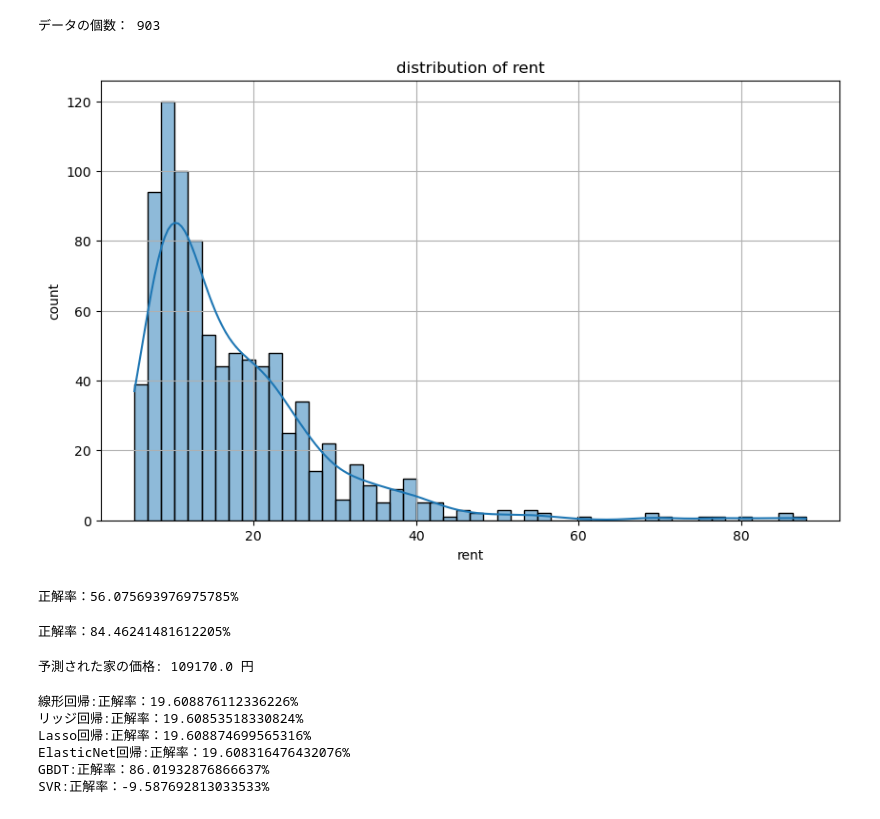
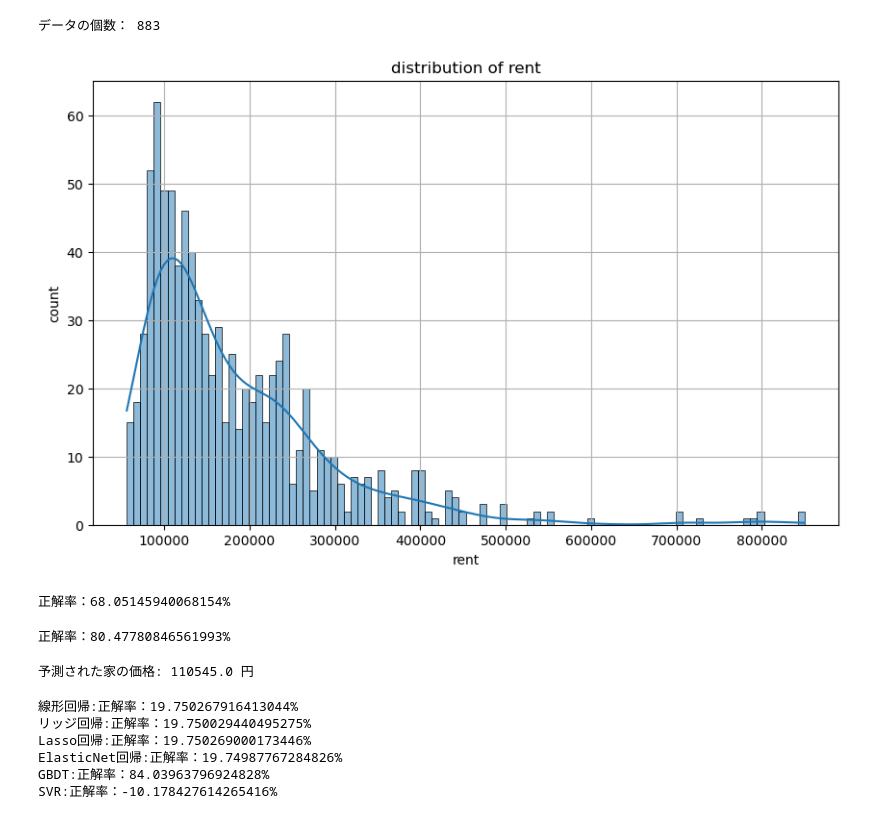
Before and after one commit to altyyy/portfolio, a Jupyter notebook: MachineLearnig.ipynb, the cells around one changed output. Drawn from its saved outputs; the diff is of its cells as text; code cells hidden in the pictures.

```diff
--- a/MachineLearnig.ipynb
+++ b/MachineLearnig.ipynb
@@ -44,6 +44,12 @@ def sum_or_none(row):
 # 昇順にソート
 sorted_data = sorted(data2, key=sum_or_none)
 
+#3σ法考慮してない　後で使う
+df = pd.DataFrame(sorted_data)
+df['total_fee'] = df['fee'] * 10000 + df['management_fee'].fillna(0)
+
+Y = df['total_fee']
+X = df[['access', 'age', 'floor', 'menseki']]
 
 # "fee"と"management_fee"だけを取り出して併せた値を"rent_list"に入れる
 rent_list = []
@@ -57,12 +63,13 @@ for house in sorted_data:
 # Seabornを使って家賃分布のヒストグラムをプロット
 print("データの個数：",len(rent_list))
 data = {'rent': rent_list}
-df = pd.DataFrame(data)
+dataf = pd.DataFrame(data)
 plt.figure(figsize=(10, 6))
-sns.histplot(df['rent'],kde=True ,bins = 100)
+sns.histplot(dataf['rent'],kde=True ,bins = 100)
 plt.title('distribution of rent')
 plt.xlabel('rent')
 plt.ylabel('count')
 plt.grid(True)
+plt.ticklabel_format(style='plain')
 plt.show()
 # %% [output]
@@ -71,43 +92,36 @@ plt.show()
 # %%
 # 平均値
-mu = df2['fee'].mean()
+mu = df['fee'].mean()
 # 標準偏差
-sigma = df2['fee'].std()
+sigma = df['fee'].std()
 # 3σ法の中身を取得
-df2 = df2[(mu - 3 * sigma <= df2['fee']) & (df2['fee'] <= mu + 3 * sigma)]
+df2 = df[(mu - 3 * sigma <= df['fee']) & (df['fee'] <= mu + 3 * sigma)]
 print("データの個数：",len(df2))
 
 # "fee"と"management_fee"だけを取り出して併せた値を"rent_list2"に入れる
-df2['total_fee'] = df2['fee'] * 10000 + df2['management_fee'].fillna(0)
+df2.loc[:, 'total_fee'] = df2['fee'] * 10000 + df2['management_fee'].fillna(0)
 
 # 結果を表示
 Y2 = df2['total_fee']
 X2 = df2[['access', 'age', 'floor', 'menseki']]
 
 
 plt.figure(figsize=(10, 6))
 # bins50に
-sns.histplot(df2['fee'],kde=True ,bins = 50)
+sns.histplot(df2['total_fee'],kde=True ,bins = 100)
 plt.title('distribution of rent')
 plt.xlabel('rent')
 plt.ylabel('count')
 plt.grid(True)
 plt.show()
 # %% [output]
-データの個数： 903
+データの個数： 883
-[figure, old version]
+[figure, new version]
 # %%
 #3σ法なしで
 from sklearn.model_selection import train_test_split
 from sklearn.ensemble import RandomForestRegressor as RF
 from sklearn.impute import SimpleImputer
-
-#3σ法考慮してない
-df2 = pd.DataFrame(sorted_data)
-df2['total_fee'] = df2['fee'] * 10000 + df2['management_fee'].fillna(0)
-
-Y = df2['total_fee']
-X = df2[['access', 'age', 'floor', 'menseki']]
 
 
 # 欠損値を平均値で補完
@@ -128,7 +142,7 @@ score = model.score(x_test, t_test)
 
 print(f"正解率：{score * 100}%")
 # %% [output]
-正解率：56.075693976975785%
+正解率：68.05145940068154%
 # %%
 #3σ法あり
 from sklearn.model_selection import train_test_split
@@ -153,7 +167,7 @@ score = model.score(x_test, t_test)
 
 print(f"正解率：{score * 100}%")
 # %% [output]
-正解率：84.46241481612205%
+正解率：80.47780846561993%
 # %%
 # 家賃を予測する
 new_data = pd.DataFrame({
@@ -171,7 +185,7 @@ predicted_price = model.predict(new_data_values)
 # 予測された価格を表示
 print(f"予測された家の価格: {predicted_price[0]} 円")
 # %% [output]
-予測された家の価格: 109170.0 円
+予測された家の価格: 110545.0 円
 # %%
 # いろいろな方法で予測してみる
 from sklearn.linear_model import LinearRegression
@@ -254,9 +268,9 @@ if __name__ == "__main__":
     for result in pred_all:
         print(result)
 # %% [output]
-線形回帰:正解率：19.608876112336226%
-リッジ回帰:正解率：19.60853518330824%
-Lasso回帰:正解率：19.608874699565316%
-ElasticNet回帰:正解率：19.608316476432076%
-GBDT:正解率：86.01932876866637%
-SVR:正解率：-9.587692813033533%
+線形回帰:正解率：19.750267916413044%
+リッジ回帰:正解率：19.750029440495275%
+Lasso回帰:正解率：19.750269000173446%
+ElasticNet回帰:正解率：19.74987767284826%
+GBDT:正解率：84.03963796924828%
+SVR:正解率：-10.178427614265416%
```
Also changed, not shown: parts of 2 cells of this notebook, 1 other file.
